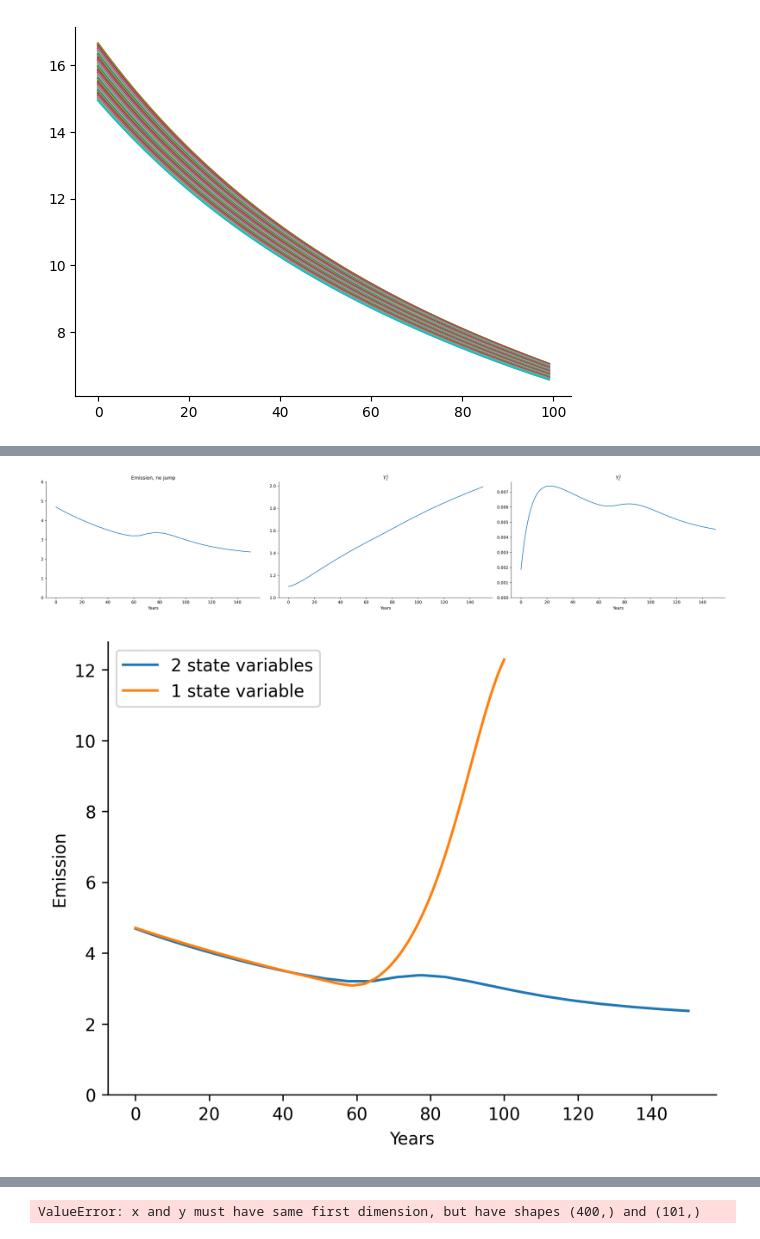
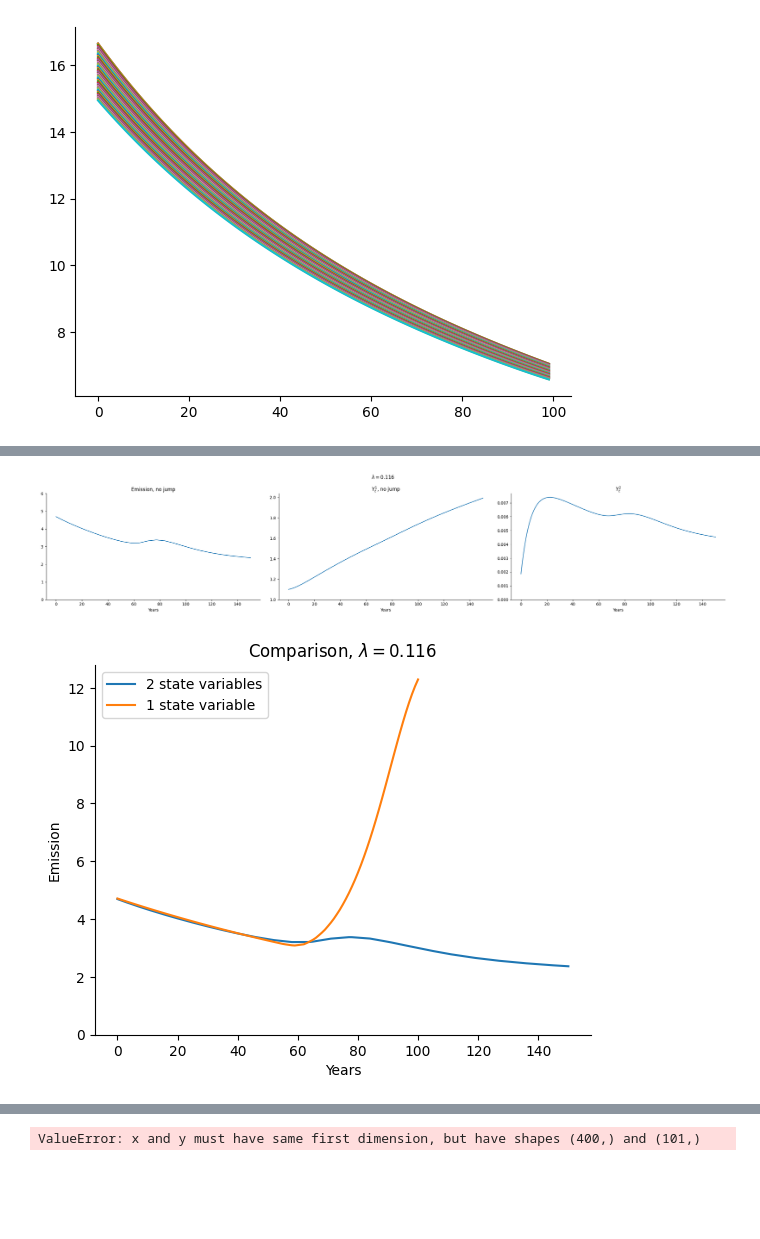
Before and after one commit to lphansen/ClimateUncertaintySpillover, a Jupyter notebook: notebook/2_state_temperature.ipynb, the cells around one changed output, grey strips where cells are left out. Drawn from its saved outputs; the diff is of its cells as text; code cells hidden in the pictures; blank space fills up the shorter version.

```diff
--- a/notebook/2_state_temperature.ipynb
+++ b/notebook/2_state_temperature.ipynb
@@ -483,7 +556,8 @@ et_prejump, y1t_prejump, y2t_prejump = simulation(y1_grid_cap,
                                                   T=150
                                                  )
 # %%
-plt.figure(figsize=(24, 5))
+fig = plt.figure(figsize=(24, 5))
+fig.suptitle("$\lambda = 0.116$")
 plt.subplot(131)
 plt.title("Emission, no jump")
 plt.plot(et_prejump)
@@ -491,7 +565,7 @@ plt.ylim(0,6)
 plt.xlabel("Years")
 plt.subplot(132)
 plt.xlabel("Years")
-plt.title(r"$Y_t^1$")
+plt.title(r"$Y_t^1$, no jump")
 plt.plot(y1t_prejump)
 plt.ylim(1)
 plt.subplot(133)
@@ -500,7 +574,7 @@ plt.plot(y2t_prejump)
 plt.ylim(0)
 plt.xlabel("Years")
 plt.tight_layout()
-# plt.savefig("e_y1_y2")
+# plt.savefig("e_y1_y2_011")
 plt.show()
 # %% [output]
-[figure, old version]
+[figure, new version]
@@ -509,15 +581,16 @@ Y1t_jump,Y2t_jump, Et_jump = simualte_ems(y1_grid[:numy_bar+1], y2_grid, ems,  d
 # %%
 et_1state = np.load("et_1state.npy")
 plt.plot(et_prejump, label="2 state variables")
 plt.plot(et_1state, label="1 state variable")
 plt.ylim(0)
 plt.legend()
 plt.xlabel("Years")
 plt.ylabel("Emission")
-# plt.savefig("emissions")
+plt.title('Comparison, $\lambda = 0.116$')
+# plt.savefig("emissions_011")
 plt.show()
 # %% [output]
-[figure, old version]
+[figure, new version]
 # %%
 # years = np.arange(0, 100)
 colors = ["C0", "C1", "C2"]
```
Also changed, not shown: parts of 21 cells of this notebook.
